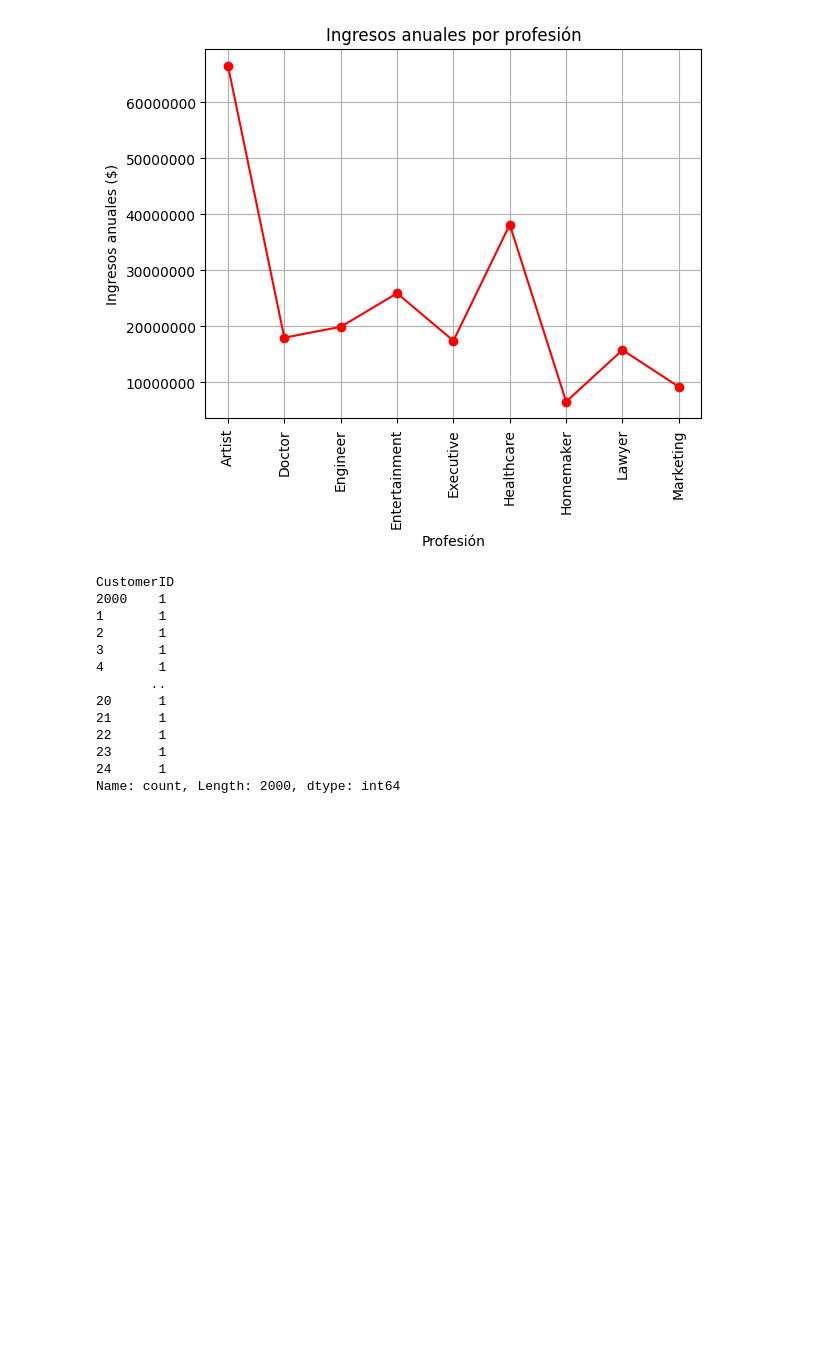
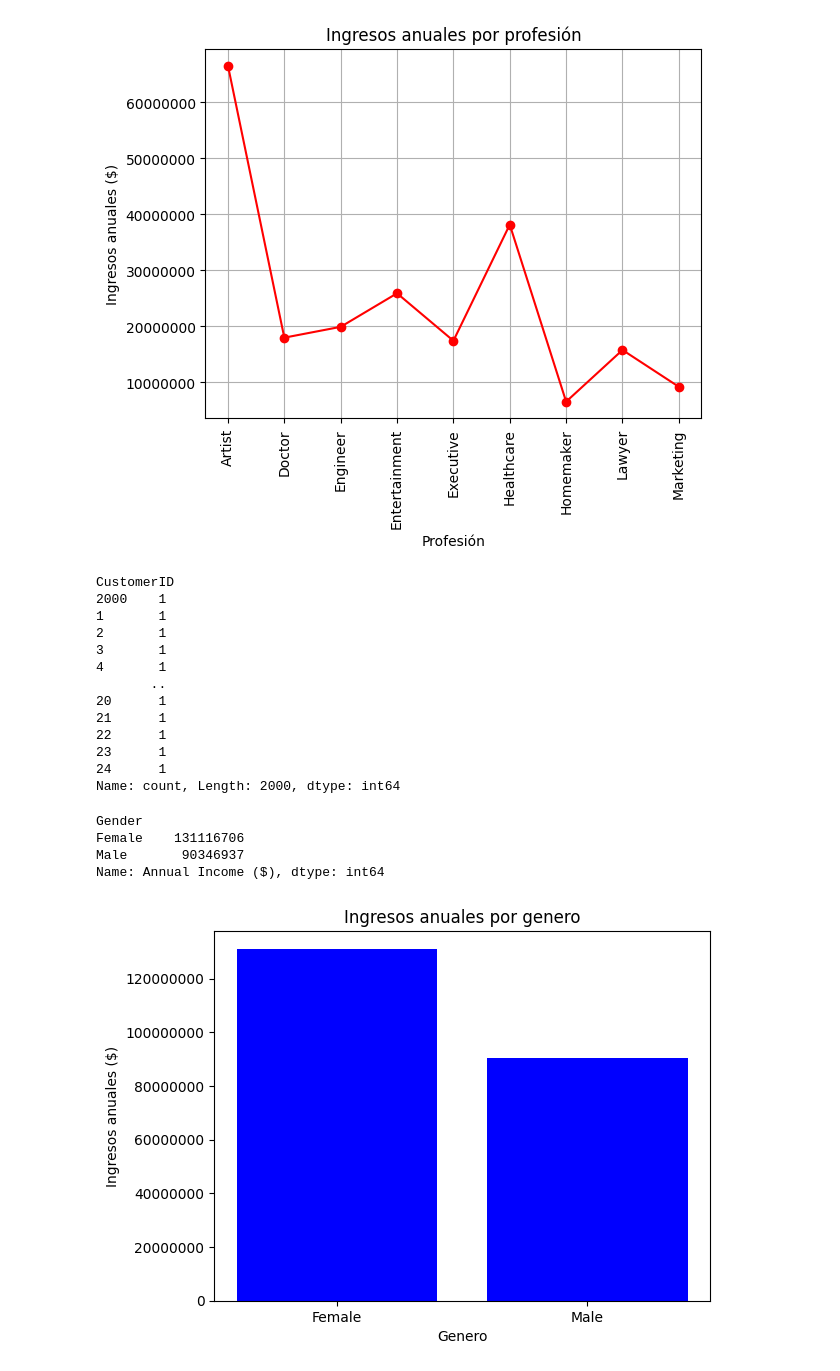
Before and after one commit to JuanLopezAranzazu/python-pandas-sqlalchemy-example, a Jupyter notebook: notebooks/customer_data_analysis.ipynb, the cells around one changed output. Cells and saved outputs as stored; diff of their text form; code cells hidden in the pictures; blank space fills up the shorter version.

```diff
--- a/notebooks/customer_data_analysis.ipynb
+++ b/notebooks/customer_data_analysis.ipynb
@@ -121,3 +121,27 @@ CustomerID
 23      1
 24      1
 Name: count, Length: 2000, dtype: int64
+# %%
+# funcion para obtener el total de ingresos anuales por genero
+def total_income_by_gender(df):
+  return df.groupby("Gender")["Annual Income ($)"].sum()
+
+total_income_by_gender(df)
+# %% [output]
+Gender
+Female    131116706
+Male       90346937
+Name: Annual Income ($), dtype: int64
+# %%
+# graficar los ingresos anuales por genero
+total_income_by_gender = total_income_by_gender(df)
+
+plt.bar(total_income_by_gender.index, total_income_by_gender, color='b')
+plt.xticks(range(len(total_income_by_gender)), total_income_by_gender.index)
+plt.ticklabel_format(style='plain', axis='y')
+plt.xlabel("Genero")
+plt.ylabel("Ingresos anuales ($)")
+plt.title("Ingresos anuales por genero")
+plt.show()
+# %% [output]
+[figure, added]
```
Also changed, not shown: parts of 2 cells of this notebook, 5 other files.
